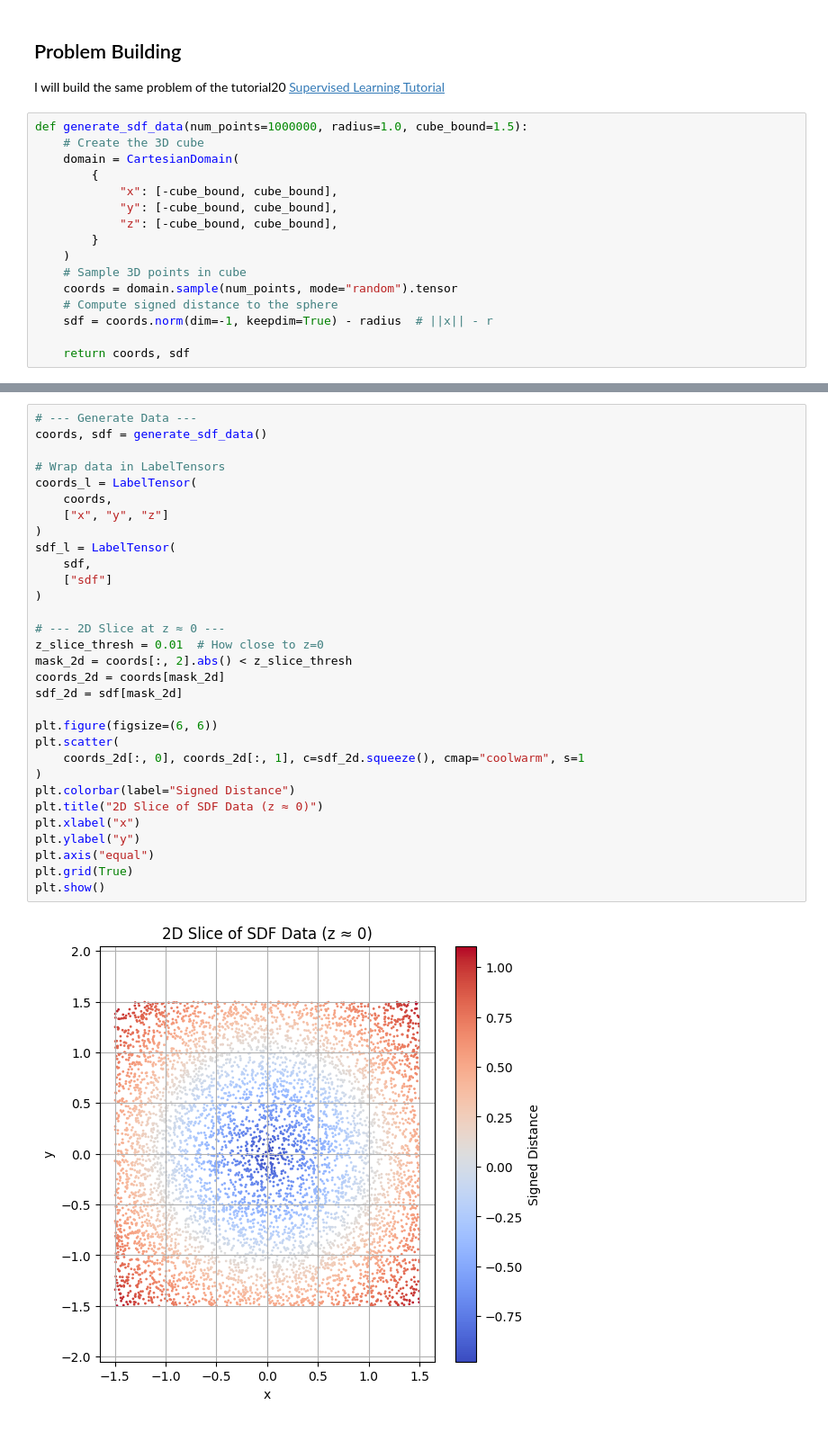
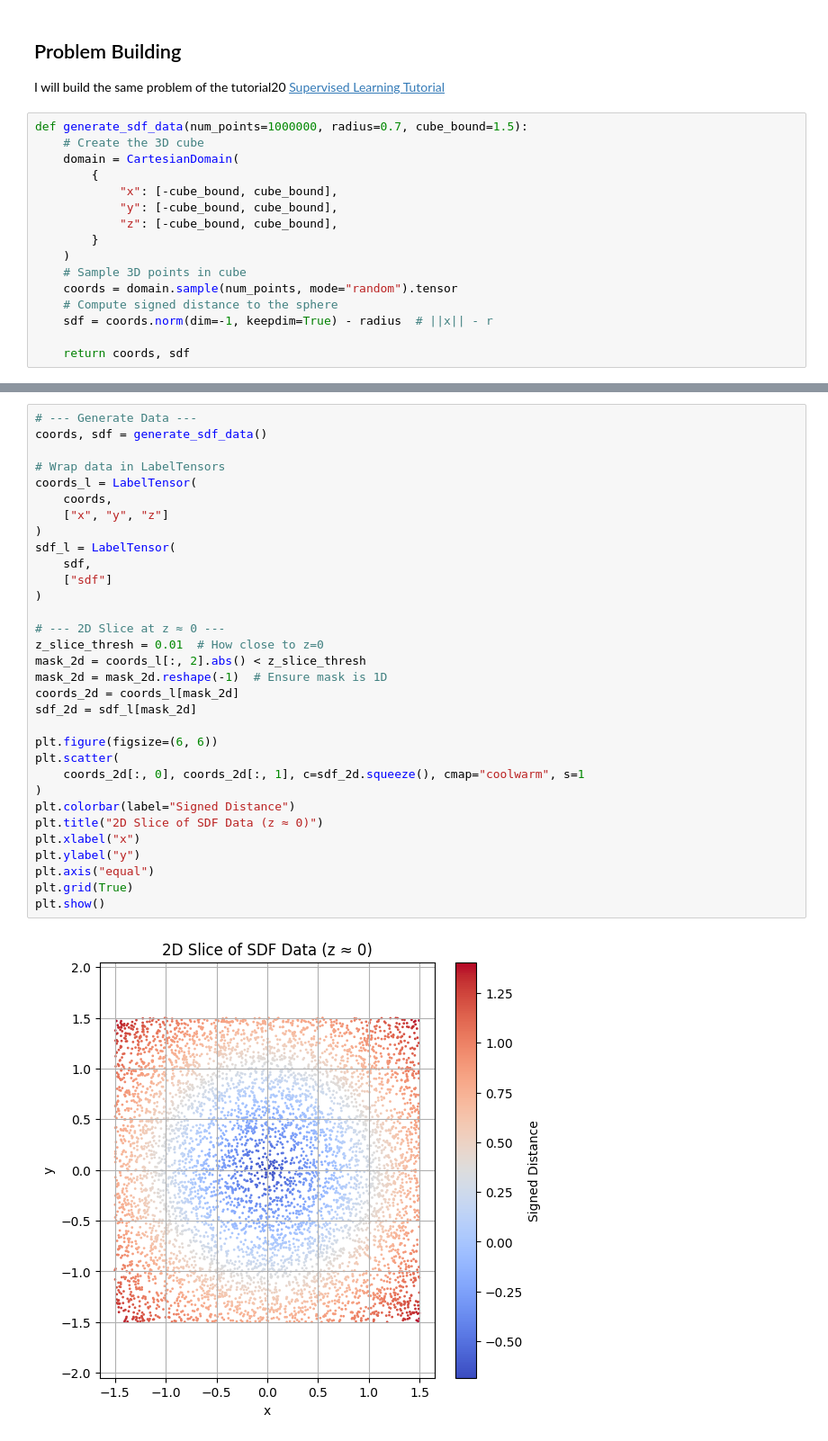
Before and after one commit to npicchiarelli/p01_optimization, a Jupyter notebook: problem_supervised.ipynb, the cells around one changed output, grey strips where cells are left out. Shown at 90% size. Saved outputs shown, nothing was run; the diff lists cells and outputs as text.

```diff
--- a/problem_supervised.ipynb
+++ b/problem_supervised.ipynb
@@ -30,7 +30,7 @@ from pina.solver import SupervisedSolver
 
 I will build the same problem of the tutorial20 [Supervised Learning Tutorial](https://mathlab.github.io/PINA/tutorial20/tutorial.html)
 # %%
-def generate_sdf_data(num_points=1000000, radius=1.0, cube_bound=1.5):
+def generate_sdf_data(num_points=1000000, radius=0.7, cube_bound=1.5):
     # Create the 3D cube
     domain = CartesianDomain(
         {
@@ -50,33 +50,34 @@ Here I will wrap my data in a [LabelTensor](https://mathlab.github.io/PINA/_rst/
 # %%
 # --- Generate Data ---
 coords, sdf = generate_sdf_data()
 
 # Wrap data in LabelTensors
 coords_l = LabelTensor(
     coords,
     ["x", "y", "z"]
 )
 sdf_l = LabelTensor(
     sdf,
     ["sdf"]
 )
 
 # --- 2D Slice at z ≈ 0 ---
 z_slice_thresh = 0.01  # How close to z=0
-mask_2d = coords[:, 2].abs() < z_slice_thresh
-coords_2d = coords[mask_2d]
-sdf_2d = sdf[mask_2d]
+mask_2d = coords_l[:, 2].abs() < z_slice_thresh
+mask_2d = mask_2d.reshape(-1)  # Ensure mask is 1D
+coords_2d = coords_l[mask_2d]
+sdf_2d = sdf_l[mask_2d]
 
 plt.figure(figsize=(6, 6))
 plt.scatter(
     coords_2d[:, 0], coords_2d[:, 1], c=sdf_2d.squeeze(), cmap="coolwarm", s=1
 )
 plt.colorbar(label="Signed Distance")
 plt.title("2D Slice of SDF Data (z ≈ 0)")
 plt.xlabel("x")
 plt.ylabel("y")
 plt.axis("equal")
 plt.grid(True)
 plt.show()
 # %% [output]
-[figure, old version]
+[figure, new version]
```
Also changed, not shown: parts of 14 cells of this notebook.
